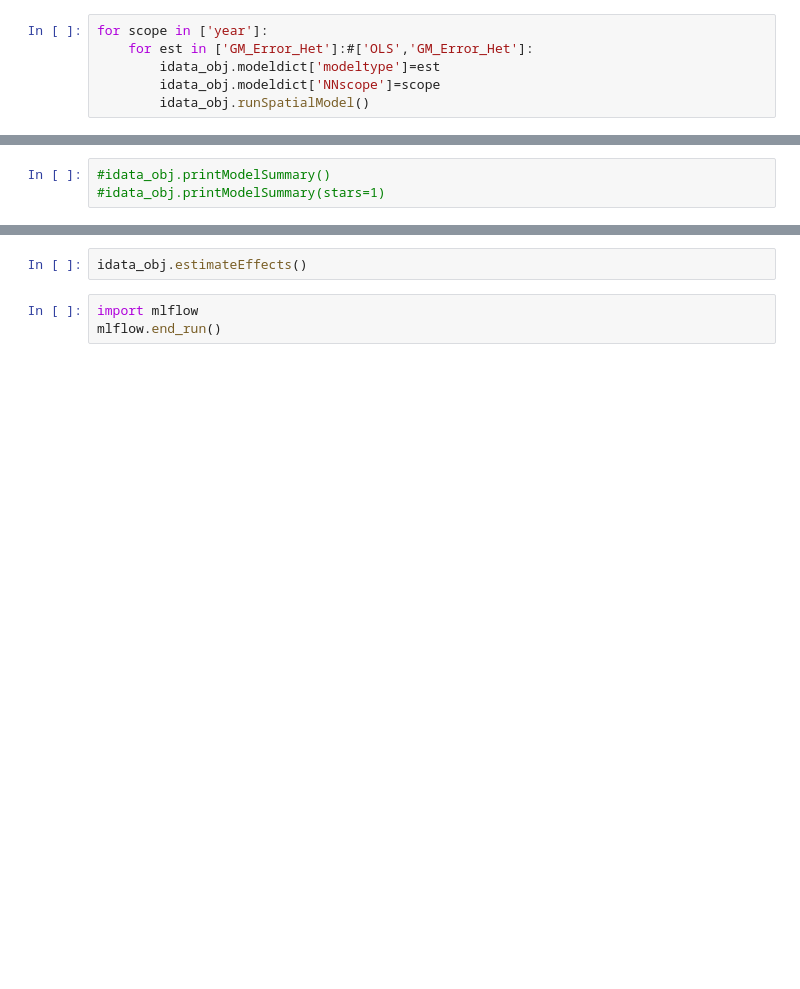
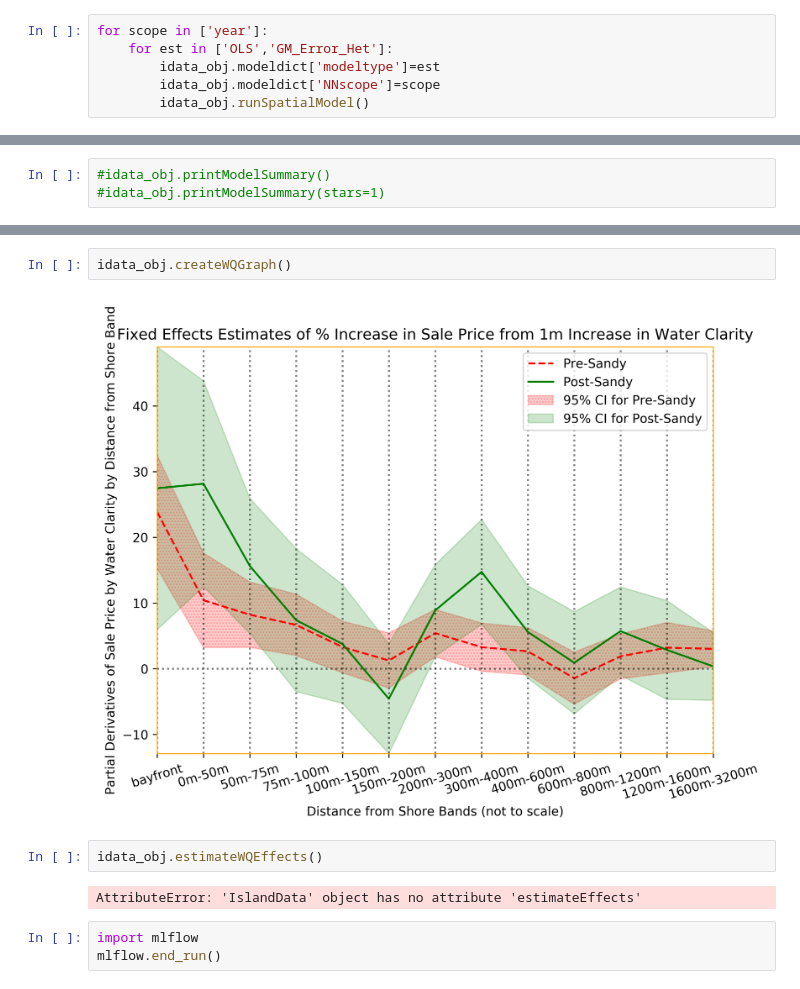
Before and after one commit to DouglasPatton/island, a Jupyter notebook: island-data_main.ipynb, the cells around one changed output, grey strips where cells are left out. Drawn from its saved outputs; the diff is of its cells as text; blank space fills up the shorter version.

Commit message:
ready for debugging wqeffects

```diff
--- a/island-data_main.ipynb
+++ b/island-data_main.ipynb
@@ -37,7 +37,7 @@ idata_obj.doDistanceVars()
 #idata_obj.justMakeWeights()
 # %%
 for scope in ['year']:
-    for est in ['GM_Error_Het']:#['OLS','GM_Error_Het']:
+    for est in ['OLS','GM_Error_Het']:
         idata_obj.modeldict['modeltype']=est
         idata_obj.modeldict['NNscope']=scope
         idata_obj.runSpatialModel()
@@ -103,5 +65,11 @@ IndexError: list index out of range
 # %%
-idata_obj.estimateEffects()
+idata_obj.createWQGraph()
+# %% [output]
+[figure, added]
+# %%
+idata_obj.estimateWQEffects()
+# %% [output]
+AttributeError: 'IslandData' object has no attribute 'estimateEffects'
 # %%
 import mlflow
 mlflow.end_run()
```
Also changed, not shown: parts of 2 cells of this notebook, 3 other files.
